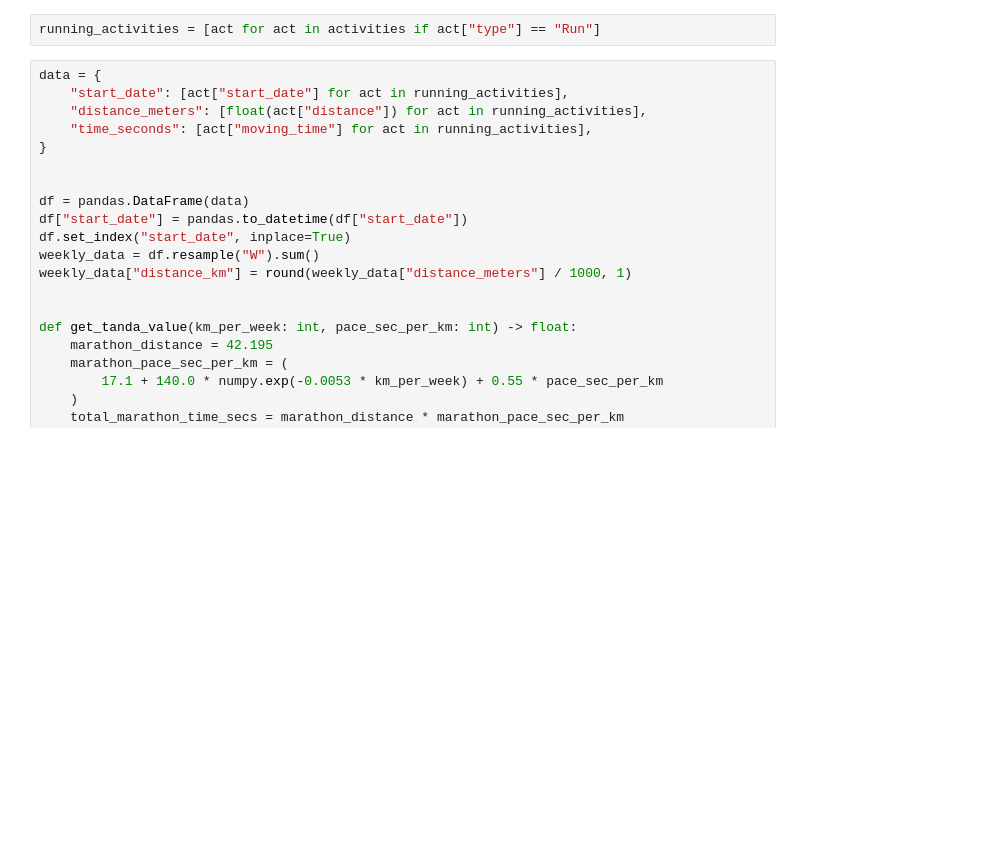
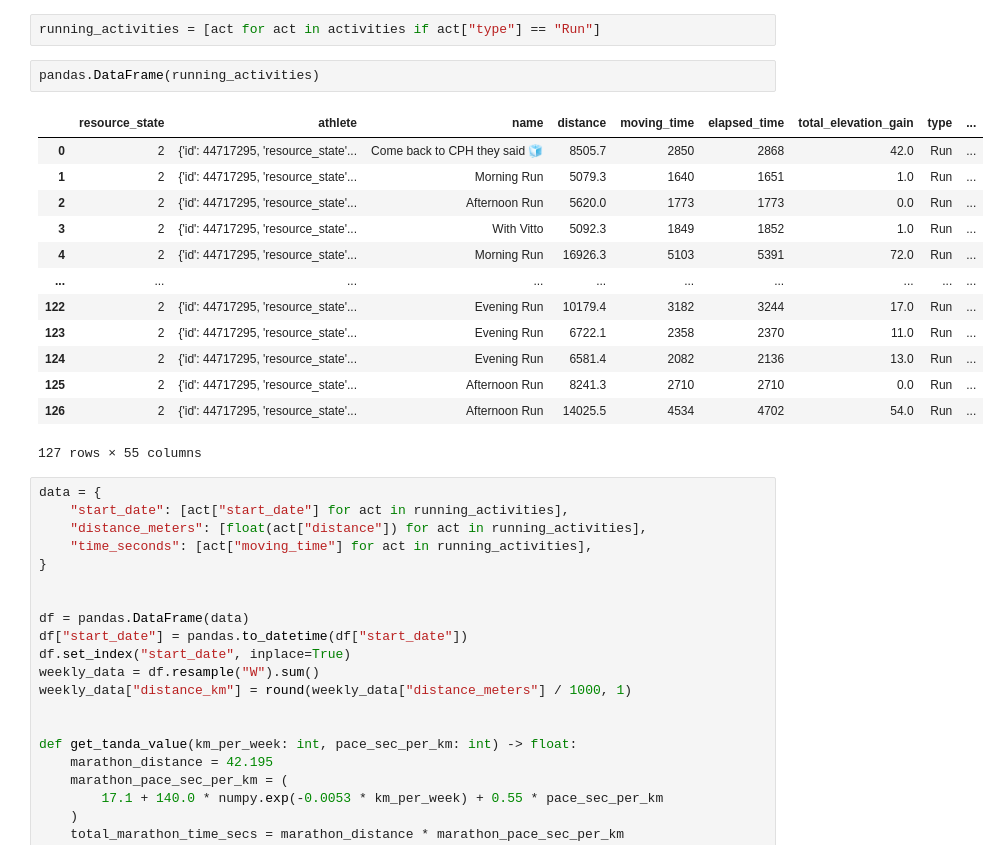
Before and after one commit to duarteocarmo/tandarunner, a Jupyter notebook: notebooks/strava-data.ipynb, the cells around one changed output. Cells and saved outputs as stored; diff of their text form; blank space fills up the shorter version.

```diff
--- a/notebooks/strava-data.ipynb
+++ b/notebooks/strava-data.ipynb
@@ -72,6 +72,22 @@ def fetch_activities(access_token: str) -> list:
 activities = fetch_activities(token)
 # %%
 running_activities = [act for act in activities if act["type"] == "Run"]
+# %%
+pandas.DataFrame(running_activities)
+# %% [output]
+|  | resource_state | athlete | name | distance | moving_time | elapsed_time | total_elevation_gain | type | ... |
+| 0 | 2 | {'id': 44717295, 'resource_state'... | Come back to CPH they said 🧊 | 8505.7 | 2850 | 2868 | 42.0 | Run | ... |
+| 1 | 2 | {'id': 44717295, 'resource_state'... | Morning Run | 5079.3 | 1640 | 1651 | 1.0 | Run | ... |
+| 2 | 2 | {'id': 44717295, 'resource_state'... | Afternoon Run | 5620.0 | 1773 | 1773 | 0.0 | Run | ... |
+| 3 | 2 | {'id': 44717295, 'resource_state'... | With Vitto | 5092.3 | 1849 | 1852 | 1.0 | Run | ... |
+| 4 | 2 | {'id': 44717295, 'resource_state'... | Morning Run | 16926.3 | 5103 | 5391 | 72.0 | Run | ... |
+| ... | ... | ... | ... | ... | ... | ... | ... | ... | ... |
+| 122 | 2 | {'id': 44717295, 'resource_state'... | Evening Run | 10179.4 | 3182 | 3244 | 17.0 | Run | ... |
+| 123 | 2 | {'id': 44717295, 'resource_state'... | Evening Run | 6722.1 | 2358 | 2370 | 11.0 | Run | ... |
+| 124 | 2 | {'id': 44717295, 'resource_state'... | Evening Run | 6581.4 | 2082 | 2136 | 13.0 | Run | ... |
+| 125 | 2 | {'id': 44717295, 'resource_state'... | Afternoon Run | 8241.3 | 2710 | 2710 | 0.0 | Run | ... |
+| 126 | 2 | {'id': 44717295, 'resource_state'... | Afternoon Run | 14025.5 | 4534 | 4702 | 54.0 | Run | ... |
+127 rows × 55 columns
 # %%
 data = {
     "start_date": [act["start_date"] for act in running_activities],
```
Also changed, not shown: parts of 4 cells of this notebook, 5 other files.
